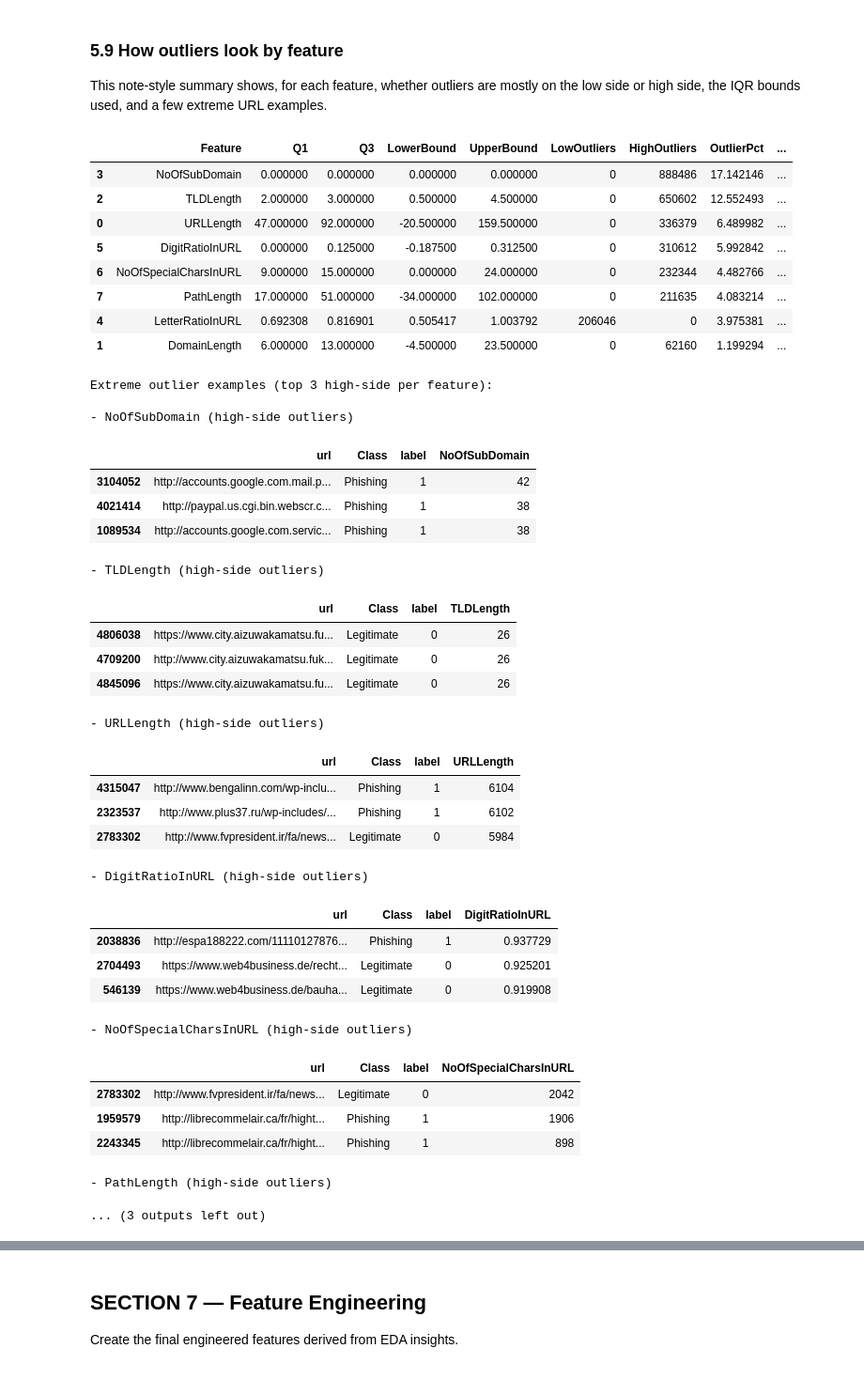
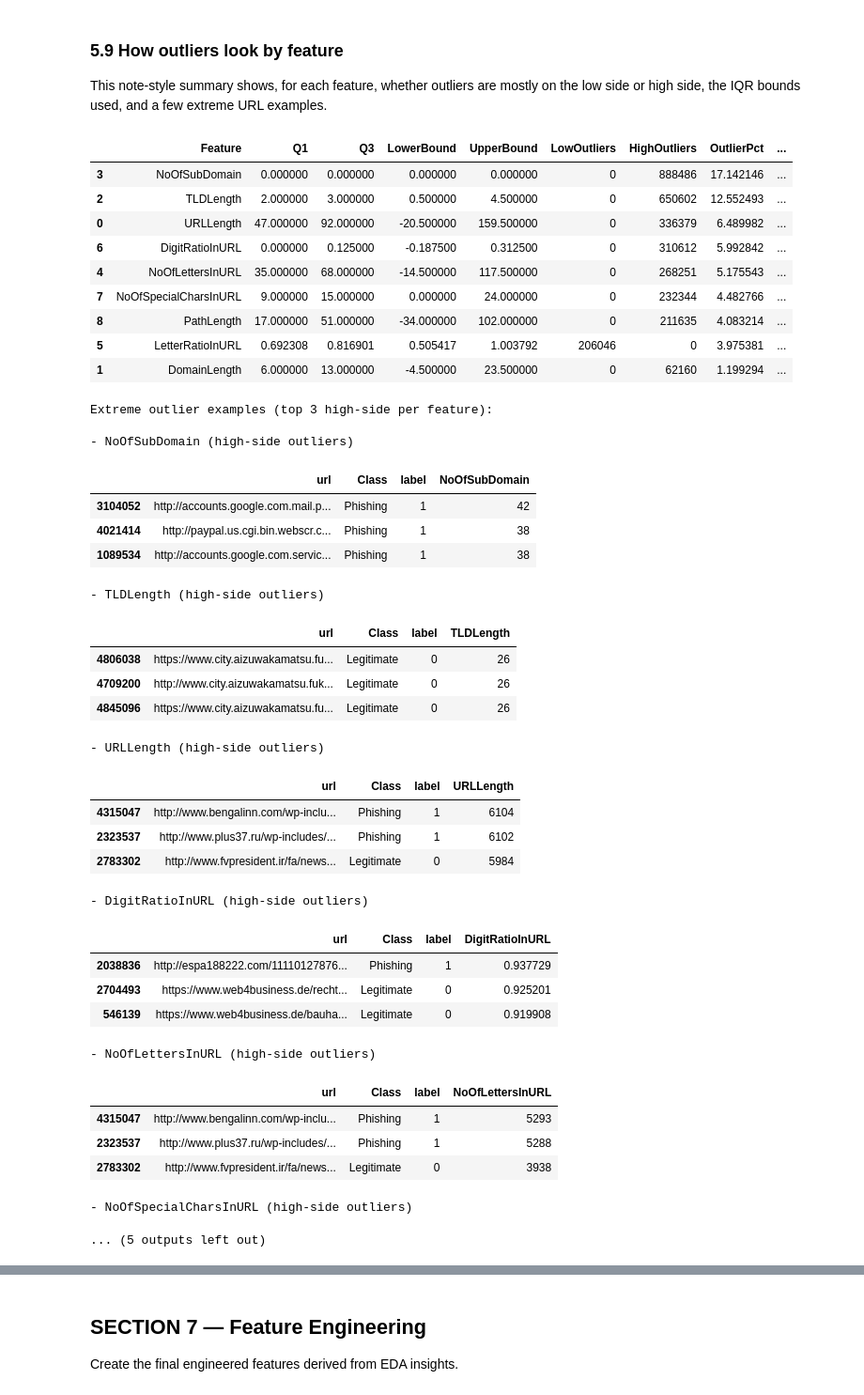
Before and after one commit to NafisNaufal/phishing-url-detection, a Jupyter notebook: eda.ipynb, the cells around one changed output, grey strips where cells are left out. Shown at 94% size. Drawn from its saved outputs; the diff is of its cells as text; code cells hidden in the pictures.

```diff
--- a/eda.ipynb
+++ b/eda.ipynb
@@ -342,6 +342,10 @@ def count_subdomains(subdomain: str) -> int:
     return len([p for p in subdomain.split(".") if p])
 
 
+def count_letters(text: str) -> int:
+    return len(re.findall(r"[A-Za-z]", text))
+
+
 def count_special_chars(text: str) -> int:
     return len(re.findall(r"[^A-Za-z0-9]", text))
 
@@ -361,9 +365,10 @@ analysis_df[["subdomain", "domain", "tld"]] = pd.DataFrame(parts.tolist(), index
 
 analysis_df["DomainLength"] = analysis_df["domain"].str.len()
 analysis_df["NoOfSubDomain"] = analysis_df["subdomain"].apply(count_subdomains)
+analysis_df["NoOfLettersInURL"] = analysis_df["url"].apply(count_letters)
 analysis_df["LetterRatioInURL"] = np.where(
     analysis_df["URLLength"] > 0,
-    analysis_df["url"].str.count(r"[A-Za-z]") / analysis_df["URLLength"],
+    analysis_df["NoOfLettersInURL"] / analysis_df["URLLength"],
     0.0,
 )
 analysis_df["DigitRatioInURL"] = np.where(
@@ -377,7 +382,7 @@ analysis_df["IsHTTPS"] = analysis_df["url"].str.lower().str.startswith("https").
 
 analysis_df[[
     "url", "subdomain", "domain", "tld", "URLLength",
-    "NoOfSubDomain", "LetterRatioInURL", "DigitRatioInURL",
+    "NoOfSubDomain", "NoOfLettersInURL", "LetterRatioInURL", "DigitRatioInURL",
     "NoOfSpecialCharsInURL", "PathLength", "IsHTTPS", "label"
 ]].head()
 # %% [output]
@@ -761,6 +799,7 @@ outlier_features = [
     "DomainLength",
     "TLDLength",
     "NoOfSubDomain",
+    "NoOfLettersInURL",
     "LetterRatioInURL",
     "DigitRatioInURL",
     "NoOfSpecialCharsInURL",
@@ -852,6 +892,7 @@ note_features = [
     "DomainLength",
     "TLDLength",
     "NoOfSubDomain",
+    "NoOfLettersInURL",
     "LetterRatioInURL",
     "DigitRatioInURL",
     "NoOfSpecialCharsInURL",
@@ -900,37 +941,38 @@ for feature in note_features:
         "OutlierPct": (total_out / total) * 100,
         "HowOutliersLook": shape_note,
     })
 
 outlier_note = pd.DataFrame(note_rows).sort_values("OutlierPct", ascending=False)
 display(outlier_note)
 
 example_cols = [c for c in ["url", "Class", "label"] if c in note_df.columns]
 
 print("\nExtreme outlier examples (top 3 high-side per feature):")
 for feature in outlier_note["Feature"]:
     x = pd.to_numeric(note_df[feature], errors="coerce")
     q1 = x.quantile(0.25)
     q3 = x.quantile(0.75)
     iqr = q3 - q1
     upper = q3 + 1.5 * iqr
 
     high_rows = note_df.loc[x > upper, example_cols + [feature]].copy()
     high_rows = high_rows.sort_values(feature, ascending=False).head(3)
 
     print(f"\n- {feature} (high-side outliers)")
     if high_rows.empty:
         print("  No high-side outliers.")
     else:
         display(high_rows)
 # %% [output]
 |  | Feature | Q1 | Q3 | LowerBound | UpperBound | LowOutliers | HighOutliers | OutlierPct | ... |
 | 3 | NoOfSubDomain | 0.000000 | 0.000000 | 0.000000 | 0.000000 | 0 | 888486 | 17.142146 | ... |
 | 2 | TLDLength | 2.000000 | 3.000000 | 0.500000 | 4.500000 | 0 | 650602 | 12.552493 | ... |
 | 0 | URLLength | 47.000000 | 92.000000 | -20.500000 | 159.500000 | 0 | 336379 | 6.489982 | ... |
-| 5 | DigitRatioInURL | 0.000000 | 0.125000 | -0.187500 | 0.312500 | 0 | 310612 | 5.992842 | ... |
-| 6 | NoOfSpecialCharsInURL | 9.000000 | 15.000000 | 0.000000 | 24.000000 | 0 | 232344 | 4.482766 | ... |
-| 7 | PathLength | 17.000000 | 51.000000 | -34.000000 | 102.000000 | 0 | 211635 | 4.083214 | ... |
-| 4 | LetterRatioInURL | 0.692308 | 0.816901 | 0.505417 | 1.003792 | 206046 | 0 | 3.975381 | ... |
+| 6 | DigitRatioInURL | 0.000000 | 0.125000 | -0.187500 | 0.312500 | 0 | 310612 | 5.992842 | ... |
+| 4 | NoOfLettersInURL | 35.000000 | 68.000000 | -14.500000 | 117.500000 | 0 | 268251 | 5.175543 | ... |
+| 7 | NoOfSpecialCharsInURL | 9.000000 | 15.000000 | 0.000000 | 24.000000 | 0 | 232344 | 4.482766 | ... |
+| 8 | PathLength | 17.000000 | 51.000000 | -34.000000 | 102.000000 | 0 | 211635 | 4.083214 | ... |
+| 5 | LetterRatioInURL | 0.692308 | 0.816901 | 0.505417 | 1.003792 | 206046 | 0 | 3.975381 | ... |
 | 1 | DomainLength | 6.000000 | 13.000000 | -4.500000 | 23.500000 | 0 | 62160 | 1.199294 | ... |
 Extreme outlier examples (top 3 high-side per feature):
 
@@ -954,13 +996,13 @@ Extreme outlier examples (top 3 high-side per feature):
 | 2038836 | http://espa188222.com/11110127876... | Phishing | 1 | 0.937729 |
 | 2704493 | https://www.web4business.de/recht... | Legitimate | 0 | 0.925201 |
 | 546139 | https://www.web4business.de/bauha... | Legitimate | 0 | 0.919908 |
-- NoOfSpecialCharsInURL (high-side outliers)
+- NoOfLettersInURL (high-side outliers)
-|  | url | Class | label | NoOfSpecialCharsInURL |
-| 2783302 | http://www.fvpresident.ir/fa/news... | Legitimate | 0 | 2042 |
-| 1959579 | http://librecommelair.ca/fr/hight... | Phishing | 1 | 1906 |
-| 2243345 | http://librecommelair.ca/fr/hight... | Phishing | 1 | 898 |
+|  | url | Class | label | NoOfLettersInURL |
+| 4315047 | http://www.bengalinn.com/wp-inclu... | Phishing | 1 | 5293 |
+| 2323537 | http://www.plus37.ru/wp-includes/... | Phishing | 1 | 5288 |
+| 2783302 | http://www.fvpresident.ir/fa/news... | Legitimate | 0 | 3938 |
-- PathLength (high-side outliers)
+- NoOfSpecialCharsInURL (high-side outliers)
-... (3 outputs left out)
+... (5 outputs left out)
 # %% [markdown]
 ### 5.10 Feature correlation analysis
 
```
Also changed, not shown: parts of 11 cells of this notebook, 2 other files.
